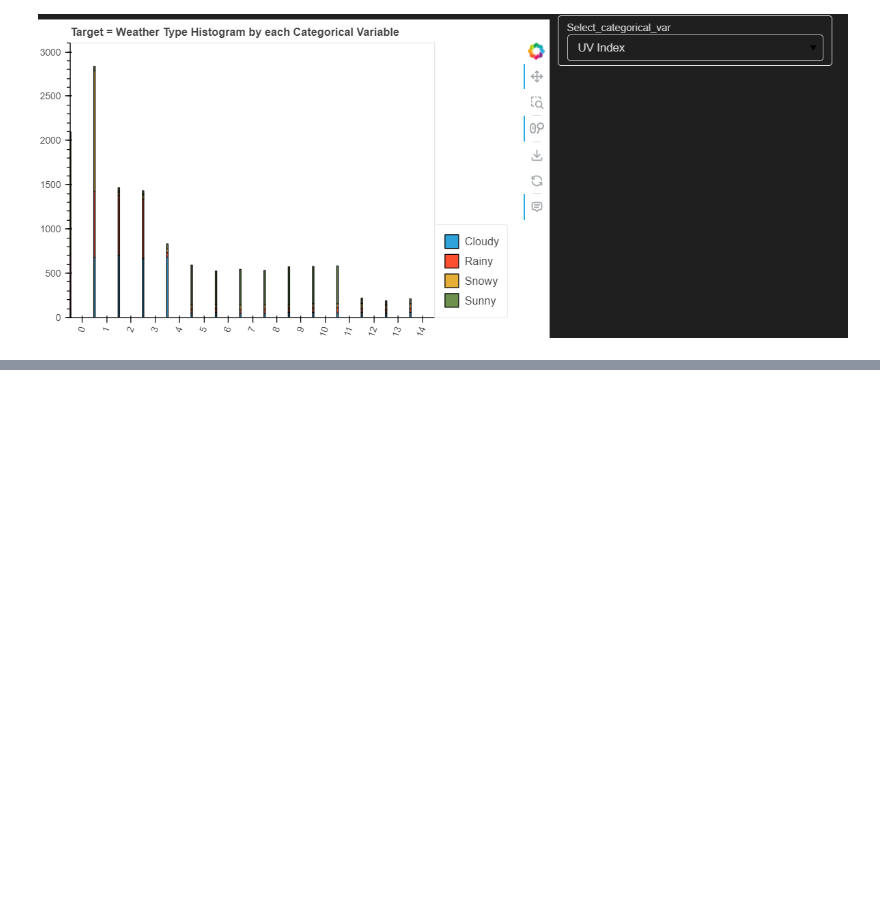
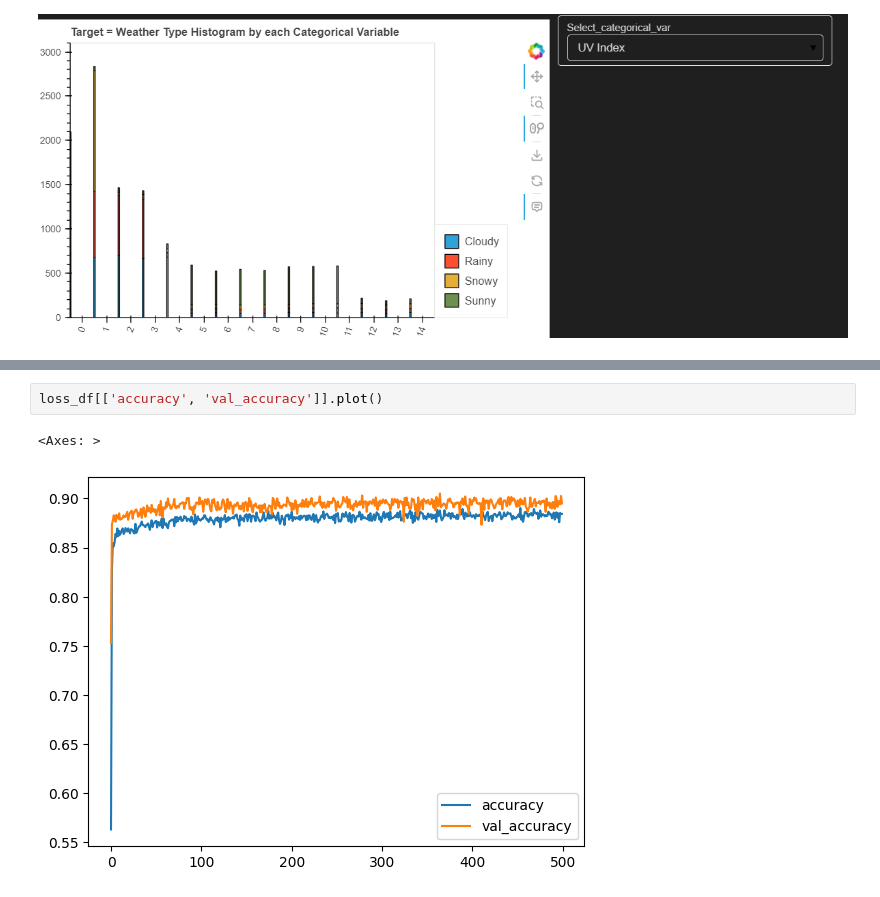
Before and after one commit to Jan-PhilipSchreiber/DeepLAdDA, a Jupyter notebook: 0DeepL/LecCLASS_HW/ANN_CLASS_HW.ipynb, the cells around one changed output, grey strips where cells are left out. Saved outputs shown, nothing was run; the diff lists cells and outputs as text; blank space fills up the shorter version.

```diff
--- a/0DeepL/LecCLASS_HW/ANN_CLASS_HW.ipynb
+++ b/0DeepL/LecCLASS_HW/ANN_CLASS_HW.ipynb
@@ -195,0 +439,5 @@ Name: Type, dtype: float64
+# %%
+loss_df[['accuracy', 'val_accuracy']].plot()
+# %% [output]
+<Axes: >
+[figure, added]
```
Also changed, not shown: parts of 47 cells of this notebook.
